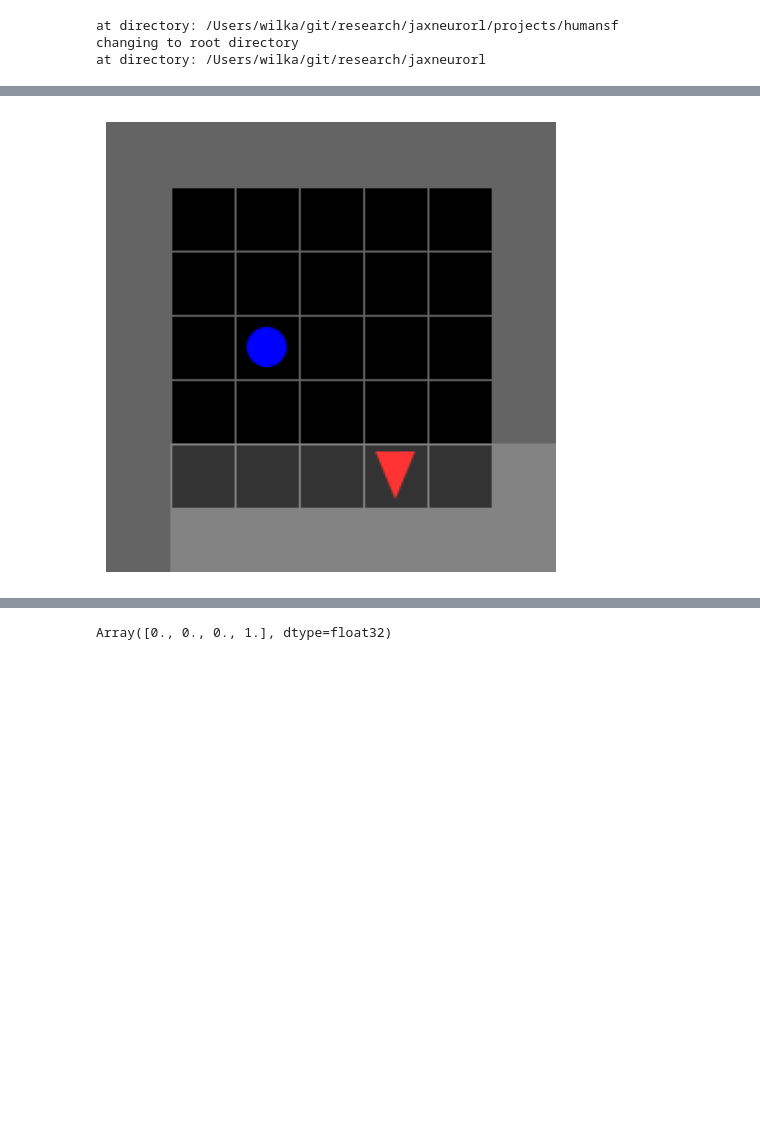
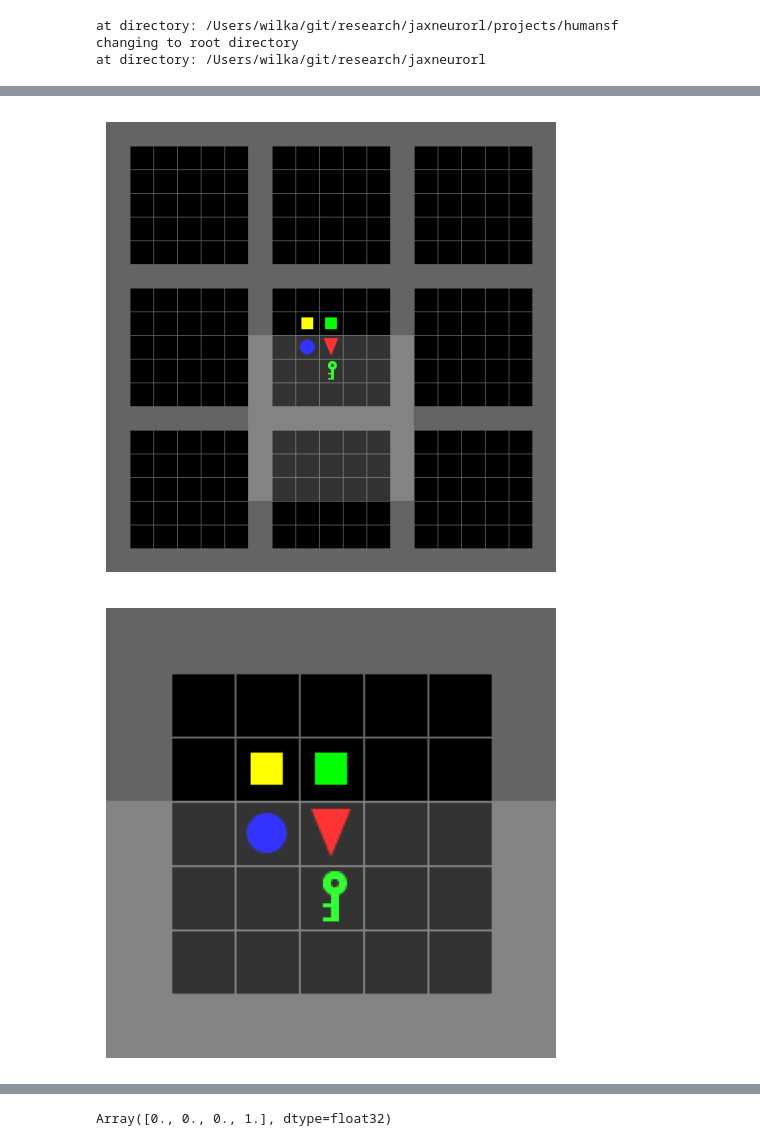
Before and after one commit to wcarvalho/jaxneurorl, a Jupyter notebook: projects/humansf/keyroom-test.ipynb, the cells around one changed output, grey strips where cells are left out. Cells and saved outputs as stored; diff of their text form; code cells hidden in the pictures; blank space fills up the shorter version.

```diff
--- a/projects/humansf/keyroom-test.ipynb
+++ b/projects/humansf/keyroom-test.ipynb
@@ -41,7 +41,7 @@ pprint(maze_config)
 
 env = keyroom.KeyRoom()
 env_params = env.default_params(
-    maze_config=keyroom.shorten_maze_config(maze_config, 1)
+    maze_config=keyroom.shorten_maze_config(maze_config, 4)
 )
 env_params
 # %% [output]
@@ -61,19 +73,20 @@ KeyRoomEnvParams(height=19, width=19, view_size=7, render_mode='rgb_array', rand
 # %%
 seed=3
 rng = jax.random.PRNGKey(seed)
 rng, rng_ = jax.random.split(rng)
 for seed in range(0, 1):
     rng, rng_ = jax.random.split(rng)
     timestep = env.reset(rng_, env_params)
 
-    # # get image of full state
-    # state_image = env.render(env_params, timestep)
-    # visualizer.display_image(state_image)
+    # get image of full state
+    state_image = env.render(env_params, timestep)
+    visualizer.display_image(state_image)
 
     # get image of what agent observes (theirs is symbolic)
     obs_image = keyroom.render_room(timestep.state)
     visualizer.display_image(obs_image)
 
     # jax.tree_map(lambda x:x.shape, timestep.observation)
 # %% [output]
-[figure, old version]
+[figure, new version]
+[figure, added]
```
Also changed, not shown: parts of 3 cells of this notebook.
